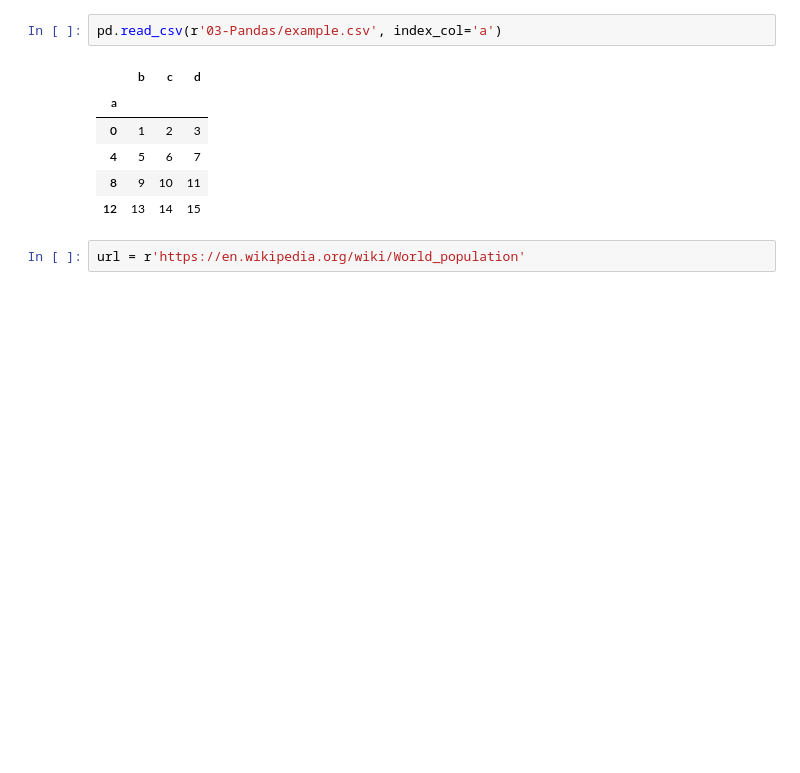
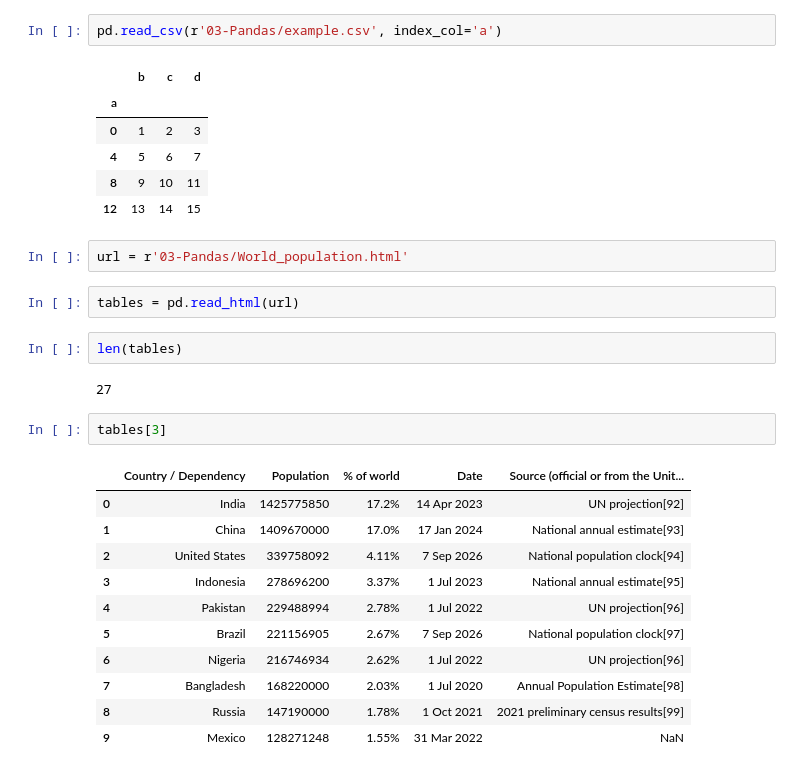
Before and after one commit to nicocrypted/udemy-python-for-ml-and-ds-masterclass-jose-portilla, a Jupyter notebook: pandas-intro.ipynb, the cells around one changed output. Cells and saved outputs as stored; diff of their text form; blank space fills up the shorter version.

Commit message:
Finish Pandas intro.

```diff
--- a/pandas-intro.ipynb
+++ b/pandas-intro.ipynb
@@ -447,4 +447,24 @@ pd.read_csv(r'03-Pandas/example.csv', index_col='a')
 | 8 | 9 | 10 | 11 |
 | 12 | 13 | 14 | 15 |
 # %%
-url = r'https://en.wikipedia.org/wiki/World_population'
+url = r'03-Pandas/World_population.html'
+# %%
+tables = pd.read_html(url)
+# %%
+len(tables)
+# %% [output]
+27
+# %%
+tables[3]
+# %% [output]
+|  | Country / Dependency | Population | % of world | Date | Source (official or from the Unit... |
+| 0 | India | 1425775850 | 17.2% | 14 Apr 2023 | UN projection[92] |
+| 1 | China | 1409670000 | 17.0% | 17 Jan 2024 | National annual estimate[93] |
+| 2 | United States | 339758092 | 4.11% | 7 Sep 2026 | National population clock[94] |
+| 3 | Indonesia | 278696200 | 3.37% | 1 Jul 2023 | National annual estimate[95] |
+| 4 | Pakistan | 229488994 | 2.78% | 1 Jul 2022 | UN projection[96] |
+| 5 | Brazil | 221156905 | 2.67% | 7 Sep 2026 | National population clock[97] |
+| 6 | Nigeria | 216746934 | 2.62% | 1 Jul 2022 | UN projection[96] |
+| 7 | Bangladesh | 168220000 | 2.03% | 1 Jul 2020 | Annual Population Estimate[98] |
+| 8 | Russia | 147190000 | 1.78% | 1 Oct 2021 | 2021 preliminary census results[99] |
+| 9 | Mexico | 128271248 | 1.55% | 31 Mar 2022 | NaN |
```
Also changed, not shown: 1 other file.
